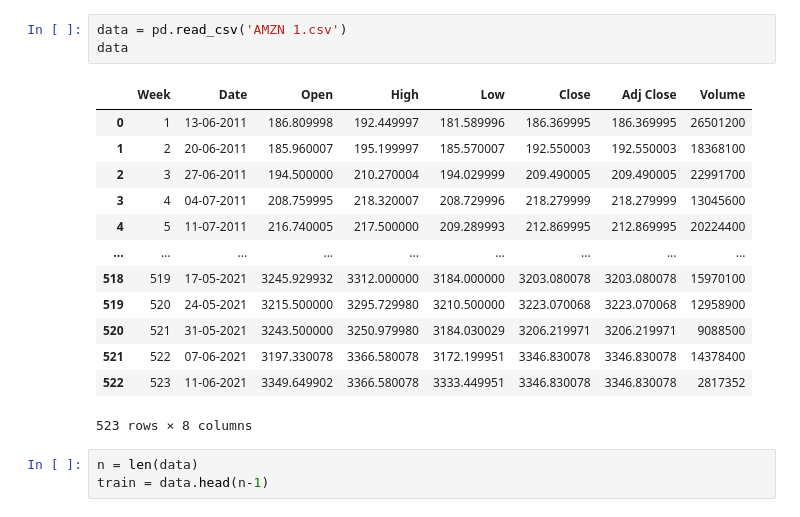
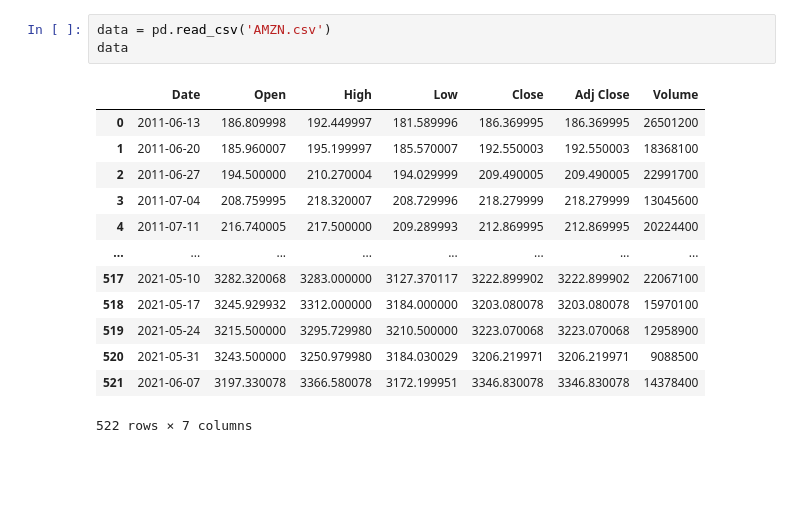
Before and after one commit to saurabh289/FAC_Stock-price-prediction, a Jupyter notebook: FAC_Assignment_1.ipynb, the cells around one changed output. Drawn from its saved outputs; the diff is of its cells as text; blank space fills up the shorter version.

```diff
--- a/FAC_Assignment_1.ipynb
+++ b/FAC_Assignment_1.ipynb
@@ -15,20 +22,17 @@ Saving AMZN 1.csv to AMZN 1.csv
 # %%
-data = pd.read_csv('AMZN 1.csv')
+data = pd.read_csv('AMZN.csv')
 data
 # %% [output]
-|  | Week | Date | Open | High | Low | Close | Adj Close | Volume |
-| 0 | 1 | 13-06-2011 | 186.809998 | 192.449997 | 181.589996 | 186.369995 | 186.369995 | 26501200 |
-| 1 | 2 | 20-06-2011 | 185.960007 | 195.199997 | 185.570007 | 192.550003 | 192.550003 | 18368100 |
-| 2 | 3 | 27-06-2011 | 194.500000 | 210.270004 | 194.029999 | 209.490005 | 209.490005 | 22991700 |
-| 3 | 4 | 04-07-2011 | 208.759995 | 218.320007 | 208.729996 | 218.279999 | 218.279999 | 13045600 |
-| 4 | 5 | 11-07-2011 | 216.740005 | 217.500000 | 209.289993 | 212.869995 | 212.869995 | 20224400 |
-| ... | ... | ... | ... | ... | ... | ... | ... | ... |
-| 518 | 519 | 17-05-2021 | 3245.929932 | 3312.000000 | 3184.000000 | 3203.080078 | 3203.080078 | 15970100 |
-| 519 | 520 | 24-05-2021 | 3215.500000 | 3295.729980 | 3210.500000 | 3223.070068 | 3223.070068 | 12958900 |
-| 520 | 521 | 31-05-2021 | 3243.500000 | 3250.979980 | 3184.030029 | 3206.219971 | 3206.219971 | 9088500 |
-| 521 | 522 | 07-06-2021 | 3197.330078 | 3366.580078 | 3172.199951 | 3346.830078 | 3346.830078 | 14378400 |
-| 522 | 523 | 11-06-2021 | 3349.649902 | 3366.580078 | 3333.449951 | 3346.830078 | 3346.830078 | 2817352 |
+|  | Date | Open | High | Low | Close | Adj Close | Volume |
+| 0 | 2011-06-13 | 186.809998 | 192.449997 | 181.589996 | 186.369995 | 186.369995 | 26501200 |
+| 1 | 2011-06-20 | 185.960007 | 195.199997 | 185.570007 | 192.550003 | 192.550003 | 18368100 |
+| 2 | 2011-06-27 | 194.500000 | 210.270004 | 194.029999 | 209.490005 | 209.490005 | 22991700 |
+| 3 | 2011-07-04 | 208.759995 | 218.320007 | 208.729996 | 218.279999 | 218.279999 | 13045600 |
+| 4 | 2011-07-11 | 216.740005 | 217.500000 | 209.289993 | 212.869995 | 212.869995 | 20224400 |
+| ... | ... | ... | ... | ... | ... | ... | ... |
+| 517 | 2021-05-10 | 3282.320068 | 3283.000000 | 3127.370117 | 3222.899902 | 3222.899902 | 22067100 |
+| 518 | 2021-05-17 | 3245.929932 | 3312.000000 | 3184.000000 | 3203.080078 | 3203.080078 | 15970100 |
+| 519 | 2021-05-24 | 3215.500000 | 3295.729980 | 3210.500000 | 3223.070068 | 3223.070068 | 12958900 |
+| 520 | 2021-05-31 | 3243.500000 | 3250.979980 | 3184.030029 | 3206.219971 | 3206.219971 | 9088500 |
+| 521 | 2021-06-07 | 3197.330078 | 3366.580078 | 3172.199951 | 3346.830078 | 3346.830078 | 14378400 |
-523 rows × 8 columns
+522 rows × 7 columns
-# %%
-n = len(data)
-train = data.head(n-1)
```
Also changed, not shown: parts of 29 cells of this notebook.
